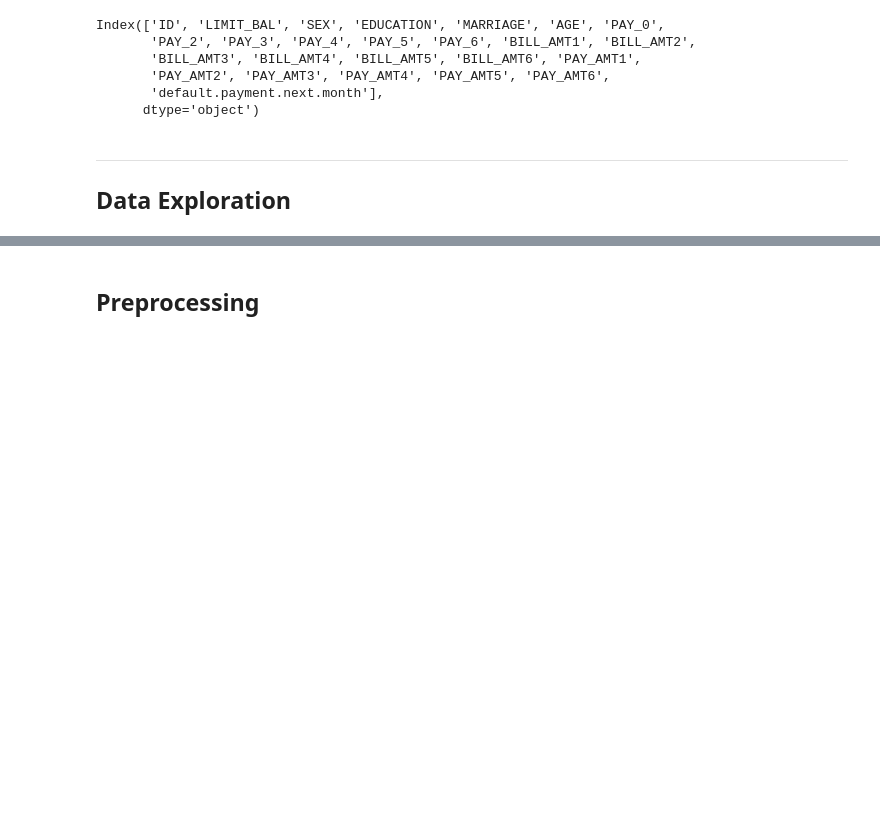
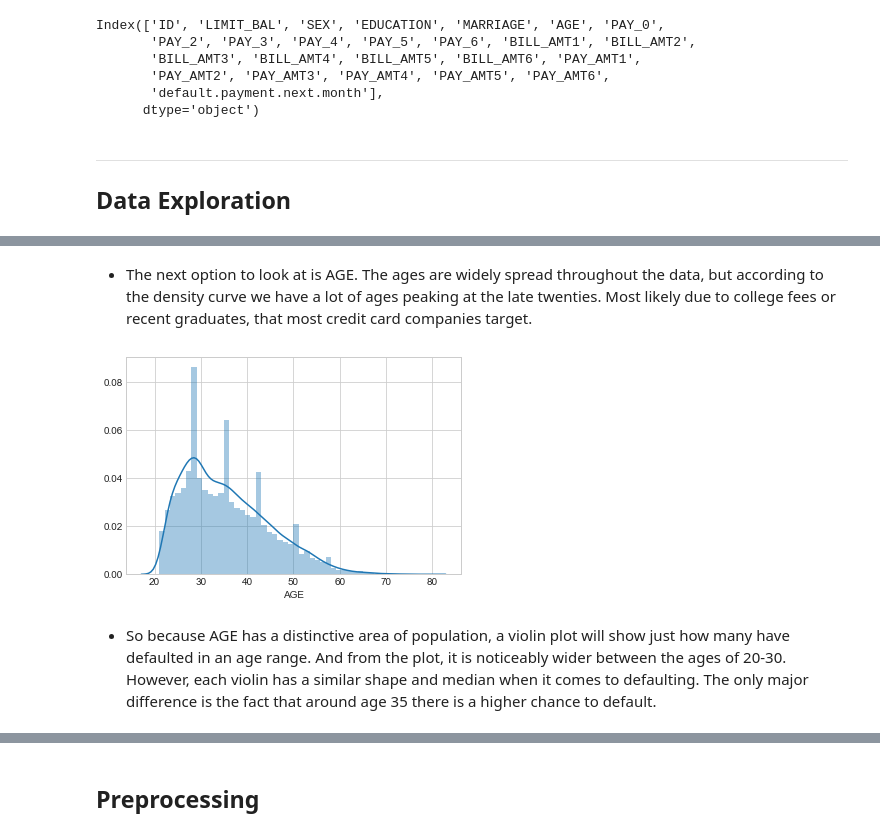
Before and after one commit to loca5609/ML-CreditCards, a Jupyter notebook: Project1.ipynb, the cells around one changed output, grey strips where cells are left out. Saved outputs shown, nothing was run; the diff lists cells and outputs as text; code cells hidden in the pictures; blank space fills up the shorter version.

```diff
--- a/Project1.ipynb
+++ b/Project1.ipynb
@@ -49,3 +59,11 @@ plt.xlabel("Defaulted");
+# %% [markdown]
+* The next option to look at is AGE. The ages are widely spread throughout the data, but according to the density curve we have a lot of ages peaking at the late twenties. Most likely due to college fees or recent graduates, that most credit card companies target.
+# %%
+sns.distplot(dat.AGE);
+# %% [output]
+[figure, added]
+# %% [markdown]
+* So because AGE has a distinctive area of population, a violin plot will show just how many have defaulted in an age range. And from the plot, it is noticeably wider between the ages of 20-30. However, each violin has a similar shape and median when it comes to defaulting. The only major difference is the fact that around age 35 there is a higher chance to default.
 # %%
 sns.violinplot("default.payment.next.month","AGE", data=dat, palette="Set3")
 plt.title("Violin Plot of Age range by Default");
```
Also changed, not shown: parts of 22 cells of this notebook.
